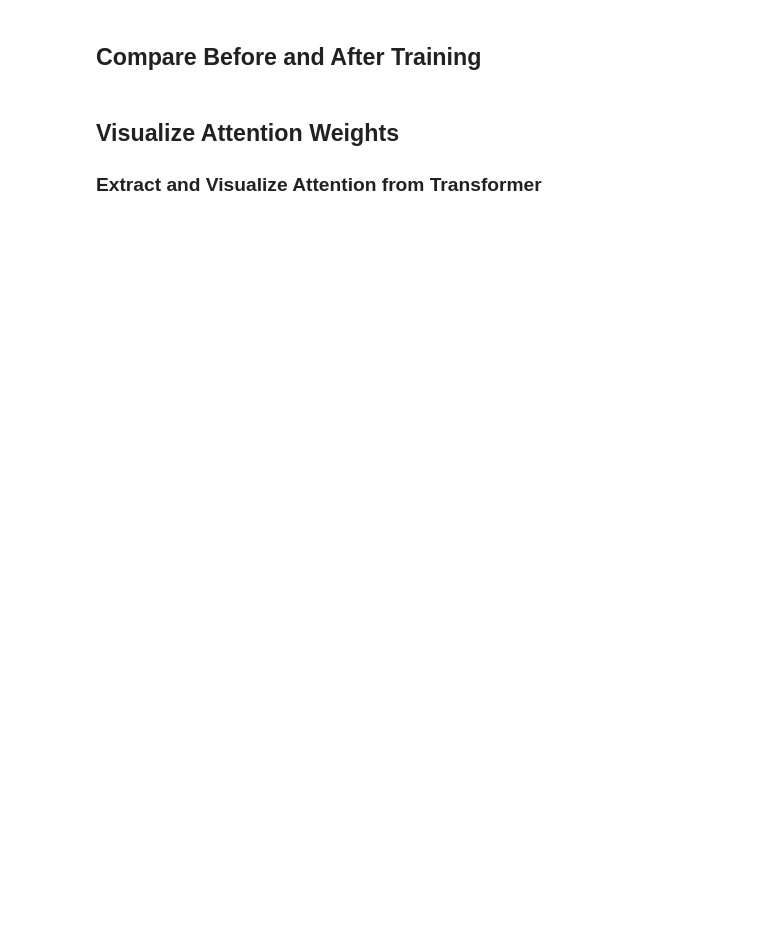
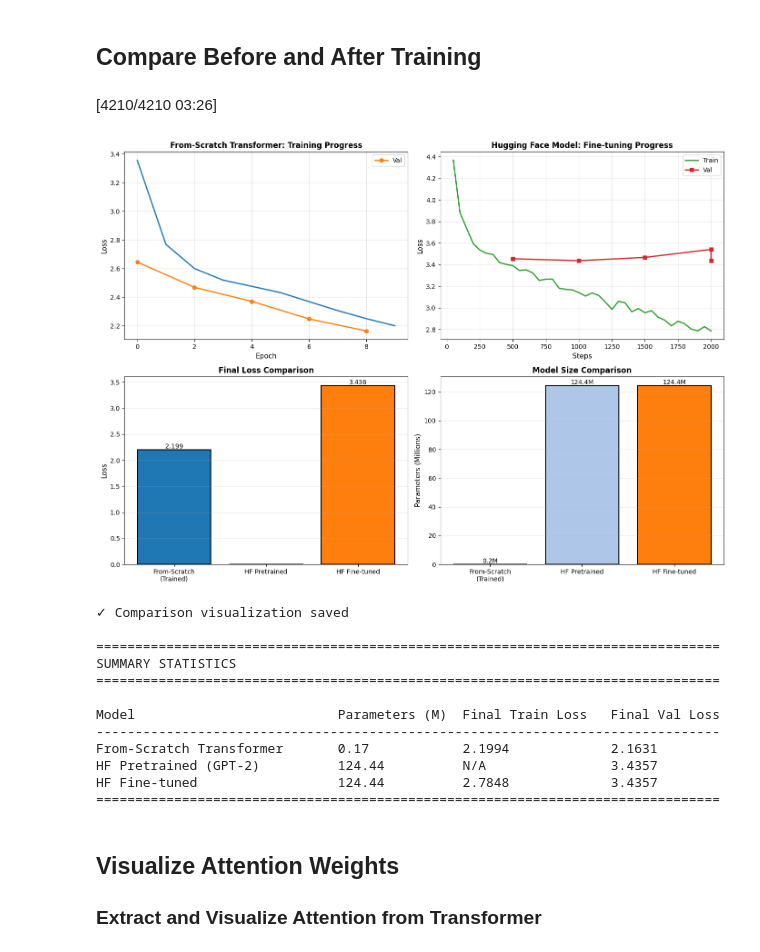
Before and after one commit to hamidmatiny/Advanced_Deep_Learning, a Jupyter notebook: 05_Final_project/advanced_deep_learning_project.ipynb, the cells around one changed output. Cells and saved outputs as stored; diff of their text form; code cells hidden in the pictures; blank space fills up the shorter version.

```diff
--- a/05_Final_project/advanced_deep_learning_project.ipynb
+++ b/05_Final_project/advanced_deep_learning_project.ipynb
@@ -870,2 +790,7 @@ print("\n" + "=" * 70)
 # %% [markdown]
 ## Compare Before and After Training
+# %%
+baseline_results = trainer.evaluate()
+baseline_loss = baseline_results['eval_loss']
+# %% [output]
+[4210/4210 03:26]
@@ -872,4 +799,28 @@ print("\n" + "=" * 70)
 # %%
+# Extract training metrics from trainer if available
+
+train_losses_hf = []
+val_losses_hf = []
+train_steps_hf = []  # Changed from train_steps to train_steps_hf
+val_steps_hf = []    # Changed from val_steps to val_steps_hf
+
+if hasattr(trainer, 'state') and trainer.state.log_history:
+    for log in trainer.state.log_history:
+        if 'loss' in log:
+            train_losses_hf.append(log['loss'])
+            train_steps_hf.append(log['step'])
+        if 'eval_loss' in log:
+            val_losses_hf.append(log['eval_loss'])
+            val_steps_hf.append(log['step'])
+
+# Ensure both lists have the same length
+min_len = min(len(train_losses_hf), len(val_losses_hf))
+final_train_loss_hf = train_losses_hf[-1] if train_losses_hf else 0.0
+final_val_loss_hf = val_losses_hf[-1] if val_losses_hf else 0.0
+num_epochs_hf = len(val_losses_hf)
+
+epochs_hf = list(range(1, len(val_losses_hf) + 1))
+
 # Create comprehensive comparison visualization
 fig, axes = plt.subplots(2, 2, figsize=(14, 10))
 
@@ -887,9 +838,15 @@ ax.legend()
 
 # Plot 2: Hugging Face fine-tuning
 ax = axes[0, 1]
-ax.plot(epochs_hf, train_losses_hf, linewidth=2, marker='o', label='Train', color='#2ca02c')
-ax.plot(epochs_hf, val_losses_hf, linewidth=2, marker='s', label='Val', color='#d62728')
-ax.set_xlabel('Epoch', fontsize=11)
+if train_losses_hf:
+    # Use train_steps_hf as X instead of epochs_hf
+    ax.plot(train_steps_hf, train_losses_hf, linewidth=2, label='Train', color='#2ca02c')
+
+if val_losses_hf:
+    # Use val_steps_hf as X
+    ax.plot(val_steps_hf, val_losses_hf, linewidth=2, marker='s', label='Val', color='#d62728')
+
+ax.set_xlabel('Steps', fontsize=11) # Changed label from Epoch to Steps
 ax.set_ylabel('Loss', fontsize=11)
 ax.set_title('Hugging Face Model: Fine-tuning Progress', fontsize=12, fontweight='bold')
 ax.grid(True, alpha=0.3)
@@ -935,35 +892,57 @@ for bar in bars:
     ax.text(bar.get_x() + bar.get_width()/2., height,
             f'{height:.1f}M',
             ha='center', va='bottom', fontsize=10)
 
 plt.tight_layout()
 plt.savefig('model_comparison.png', dpi=150, bbox_inches='tight')
 plt.show()
 
 print("✓ Comparison visualization saved")
 
 # Create a summary table
 print("\n" + "=" * 80)
 print("SUMMARY STATISTICS")
 print("=" * 80)
 
 summary_data = {
     'Model': ['From-Scratch Transformer', 'HF Pretrained (GPT-2)', 'HF Fine-tuned'],
     'Parameters (M)': [f'{model_sizes[0]:.2f}', f'{model_sizes[1]:.2f}', f'{model_sizes[2]:.2f}'],
-    'Final Train Loss': [f'{train_losses[-1]:.4f}' if train_losses else 'N/A', 'N/A', f'{train_losses_hf[-1]:.4f}'],
-    'Final Val Loss': [f'{val_losses[-1]:.4f}' if val_losses else 'N/A', 'N/A', f'{val_losses_hf[-1]:.4f}'],
+    'Final Train Loss': [
+        f'{train_losses[-1]:.4f}' if train_losses else 'N/A',
+        'N/A',
+        f'{final_train_loss_hf:.4f}' if train_losses_hf else 'N/A'
+    ],
+    'Final Val Loss': [
+        f'{val_losses[-1]:.4f}' if val_losses else 'N/A',
+        f'{baseline_loss:.4f}' if 'baseline_loss' in locals() else 'N/A',
+        f'{final_val_loss_hf:.4f}' if val_losses_hf else 'N/A'
+    ],
 }
 
 print("\n{:<30} {:<15} {:<18} {:<18}".format('Model', 'Parameters (M)', 'Final Train Loss', 'Final Val Loss'))
 print("-" * 80)
 for i in range(len(summary_data['Model'])):
     print("{:<30} {:<15} {:<18} {:<18}".format(
         summary_data['Model'][i],
         summary_data['Parameters (M)'][i],
         summary_data['Final Train Loss'][i],
         summary_data['Final Val Loss'][i]
     ))
 print("=" * 80)
+# %% [output]
+[figure, added]
+✓ Comparison visualization saved
+
+================================================================================
+SUMMARY STATISTICS
+================================================================================
+
+Model                          Parameters (M)  Final Train Loss   Final Val Loss
+--------------------------------------------------------------------------------
+From-Scratch Transformer       0.17            2.1994             2.1631
+HF Pretrained (GPT-2)          124.44          N/A                3.4357
+HF Fine-tuned                  124.44          2.7848             3.4357
+================================================================================
 # %% [markdown]
 ## Visualize Attention Weights
 
```
Also changed, not shown: parts of 14 cells of this notebook, 36 other files.
